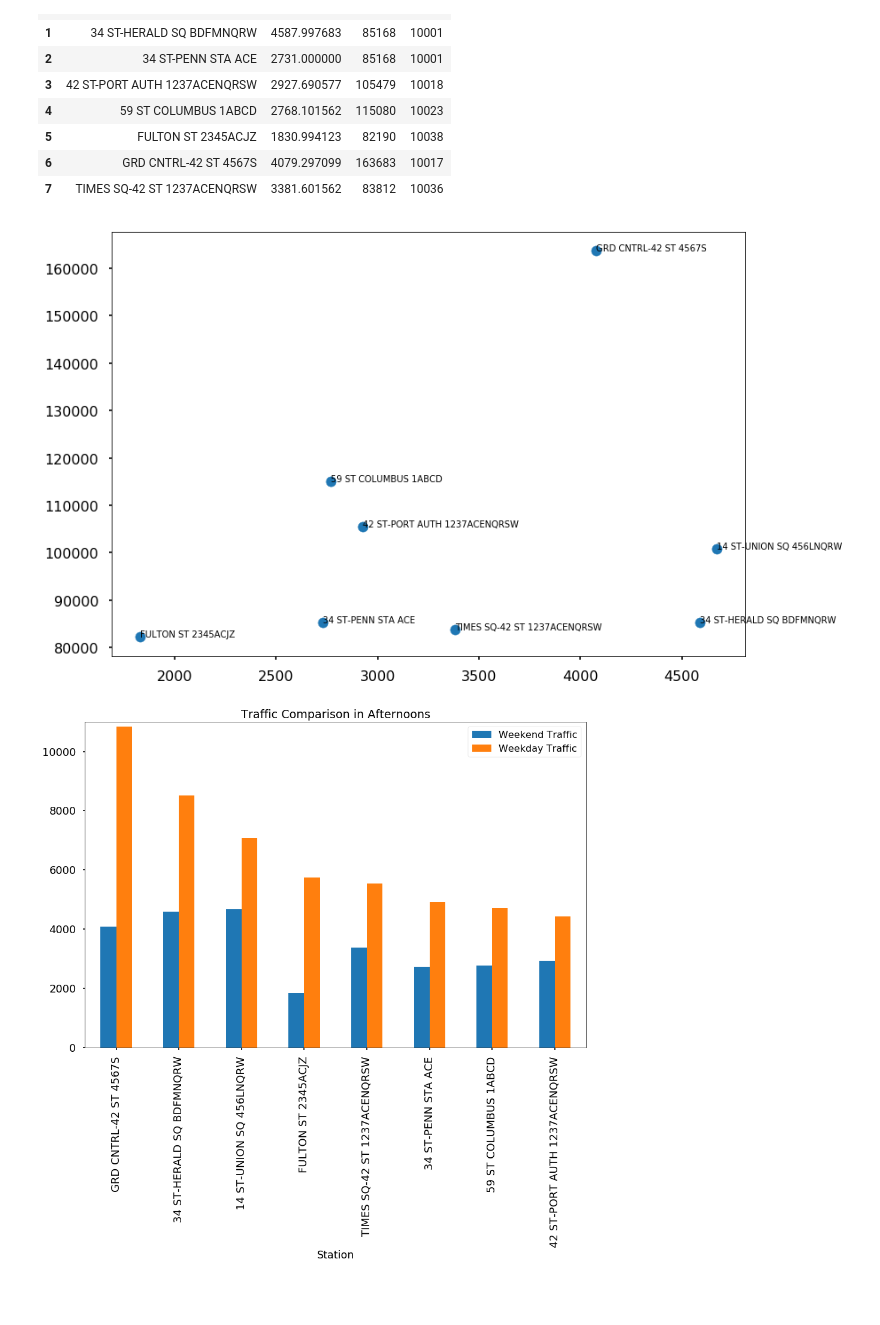
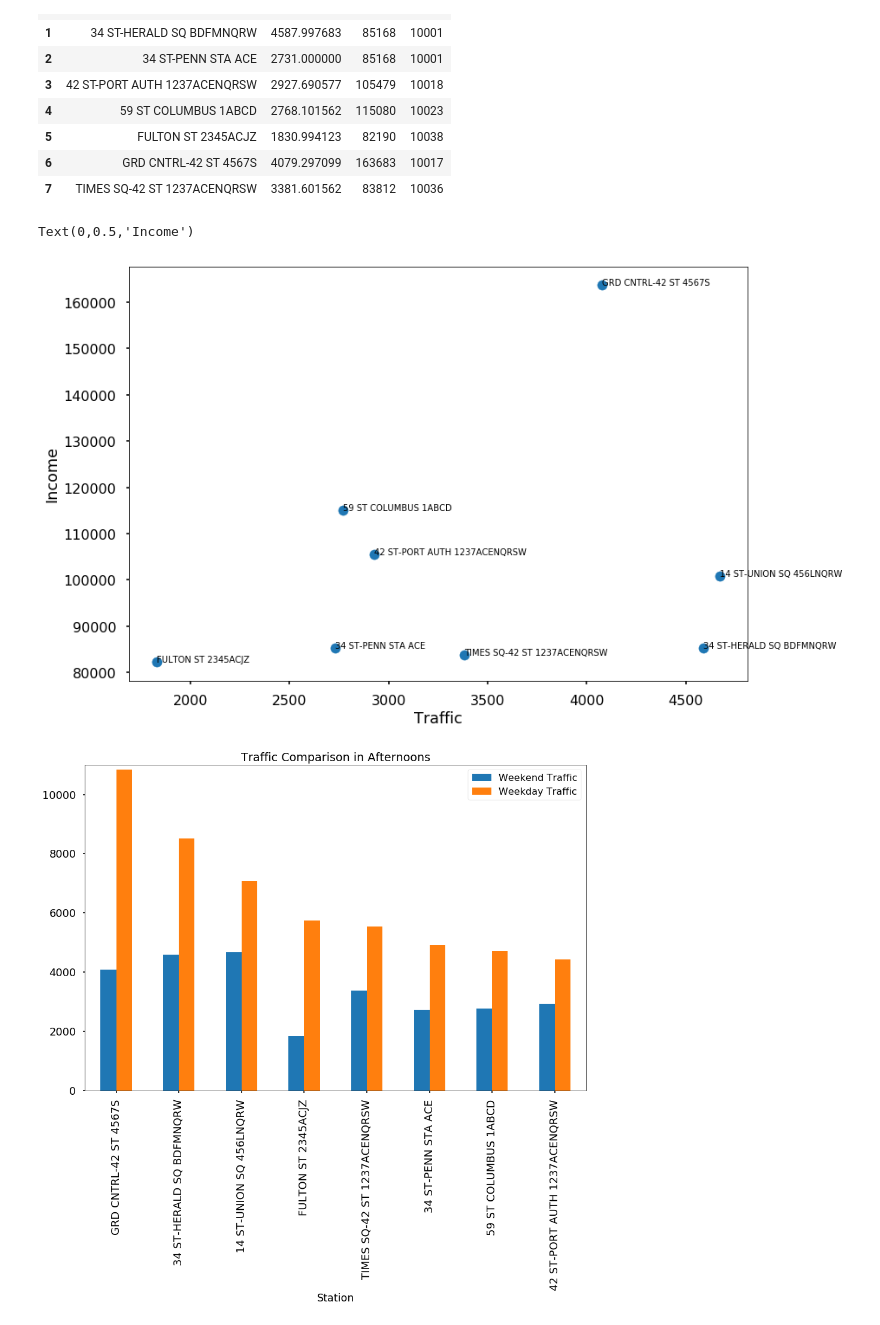
Before and after one commit to adam-ariel/Metis-Project-1----MTA, a Jupyter notebook: project1_wkbk.ipynb, the cells around one changed output. Cells and saved outputs as stored; diff of their text form; code cells hidden in the pictures; blank space fills up the shorter version.

```diff
--- a/project1_wkbk.ipynb
+++ b/project1_wkbk.ipynb
@@ -914,15 +923,19 @@ wknd_aft
 # %%
 y = wknd_aft.Income.values.tolist()
 z = wknd_aft.Traffic.values.tolist()
 n = wknd_aft.Station.values.tolist()
 
 fig, ax = plt.subplots()
 ax.scatter(z, y)
 
 for i, txt in enumerate(n):
     ax.annotate(txt, (z[i],y[i]))
+
+ax.set_xlabel('Traffic')
+ax.set_ylabel('Income')
 # %% [output]
+Text(0,0.5,'Income')
-[figure, old version]
+[figure, new version]
 # %%
 a=wknd_aft.groupby('Station').sum()
 b=wkday_aft.groupby('Station').sum()
```
Also changed, not shown: parts of 14 cells of this notebook.
